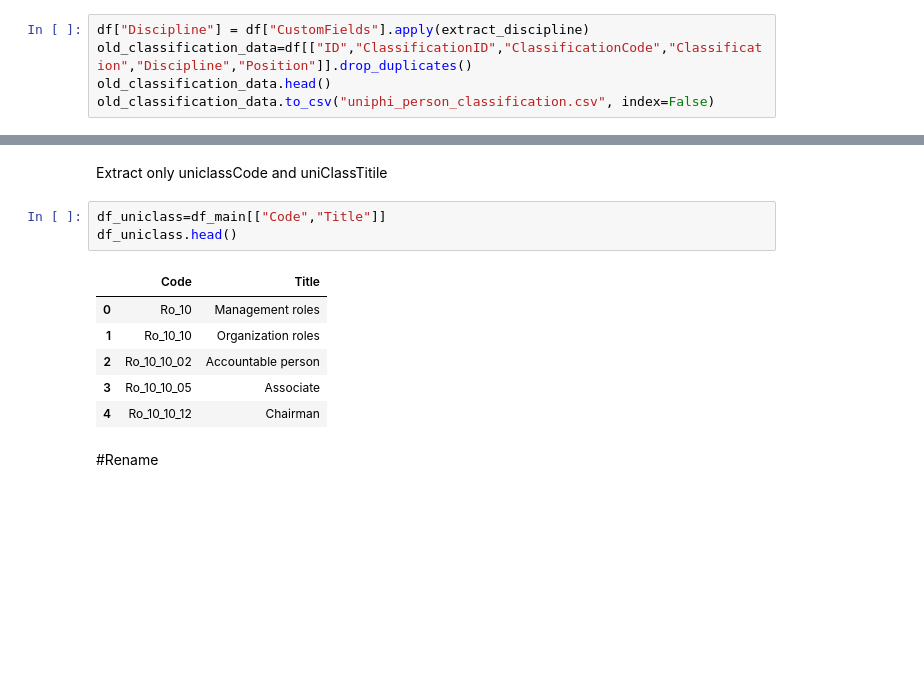
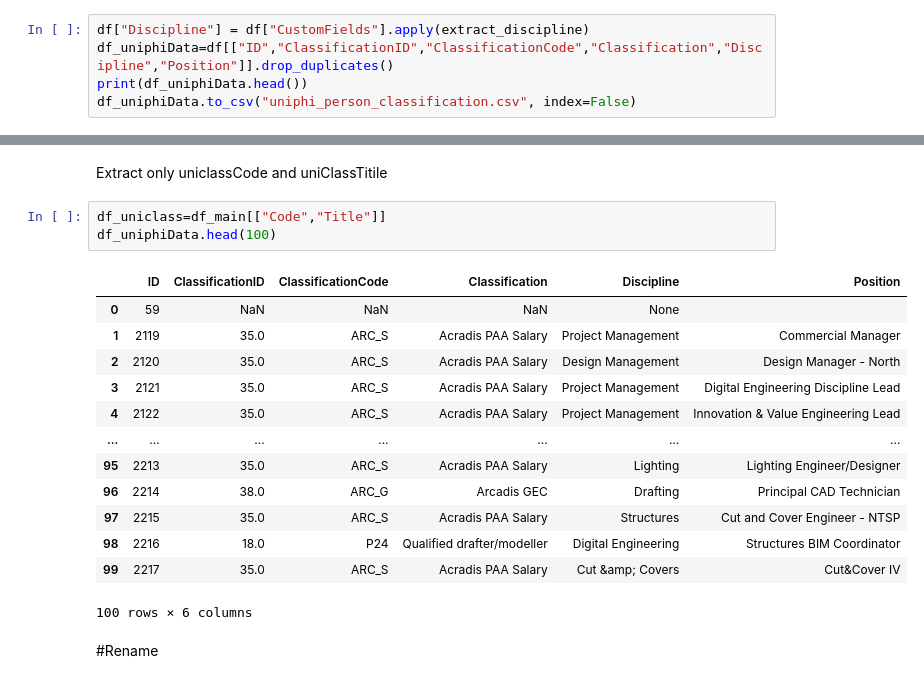
Before and after one commit to surajadkhari/classication, a Jupyter notebook: model1_test.ipynb, the cells around one changed output, grey strips where cells are left out. Cells and saved outputs as stored; diff of their text form; blank space fills up the shorter version.

```diff
--- a/model1_test.ipynb
+++ b/model1_test.ipynb
@@ -114,6 +98,6 @@ df["Discipline"] = df["CustomFields"].apply(extract_discipline)
 Extract data with classfication
 # %%
 df["Discipline"] = df["CustomFields"].apply(extract_discipline)
-old_classification_data=df[["ID","ClassificationID","ClassificationCode","Classification","Discipline","Position"]].drop_duplicates()
-old_classification_data.head()
-old_classification_data.to_csv("uniphi_person_classification.csv", index=False)
+df_uniphiData=df[["ID","ClassificationID","ClassificationCode","Classification","Discipline","Position"]].drop_duplicates()
+print(df_uniphiData.head())
+df_uniphiData.to_csv("uniphi_person_classification.csv", index=False)
@@ -134,14 +132,21 @@ df_main.head()
 Extract only uniclassCode and uniClassTitile
 # %%
 df_uniclass=df_main[["Code","Title"]]
-df_uniclass.head()
+df_uniphiData.head(100)
 # %% [output]
-|  | Code | Title |
-| 0 | Ro_10 | Management roles |
-| 1 | Ro_10_10 | Organization roles |
-| 2 | Ro_10_10_02 | Accountable person |
-| 3 | Ro_10_10_05 | Associate |
-| 4 | Ro_10_10_12 | Chairman |
+|  | ID | ClassificationID | ClassificationCode | Classification | Discipline | Position |
+| 0 | 59 | NaN | NaN | NaN | None |  |
+| 1 | 2119 | 35.0 | ARC_S | Acradis PAA Salary | Project Management | Commercial Manager |
+| 2 | 2120 | 35.0 | ARC_S | Acradis PAA Salary | Design Management | Design Manager - North |
+| 3 | 2121 | 35.0 | ARC_S | Acradis PAA Salary | Project Management | Digital Engineering Discipline Lead |
+| 4 | 2122 | 35.0 | ARC_S | Acradis PAA Salary | Project Management | Innovation & Value Engineering Lead |
+| ... | ... | ... | ... | ... | ... | ... |
+| 95 | 2213 | 35.0 | ARC_S | Acradis PAA Salary | Lighting | Lighting Engineer/Designer |
+| 96 | 2214 | 38.0 | ARC_G | Arcadis GEC | Drafting | Principal CAD Technician |
+| 97 | 2215 | 35.0 | ARC_S | Acradis PAA Salary | Structures | Cut and Cover Engineer - NTSP |
+| 98 | 2216 | 18.0 | P24 | Qualified drafter/modeller | Digital Engineering | Structures BIM Coordinator |
+| 99 | 2217 | 35.0 | ARC_S | Acradis PAA Salary | Cut &amp; Covers | Cut&Cover IV |
+100 rows × 6 columns
 # %% [markdown]
 #Rename
 # %%
```
Also changed, not shown: parts of 8 cells of this notebook.
